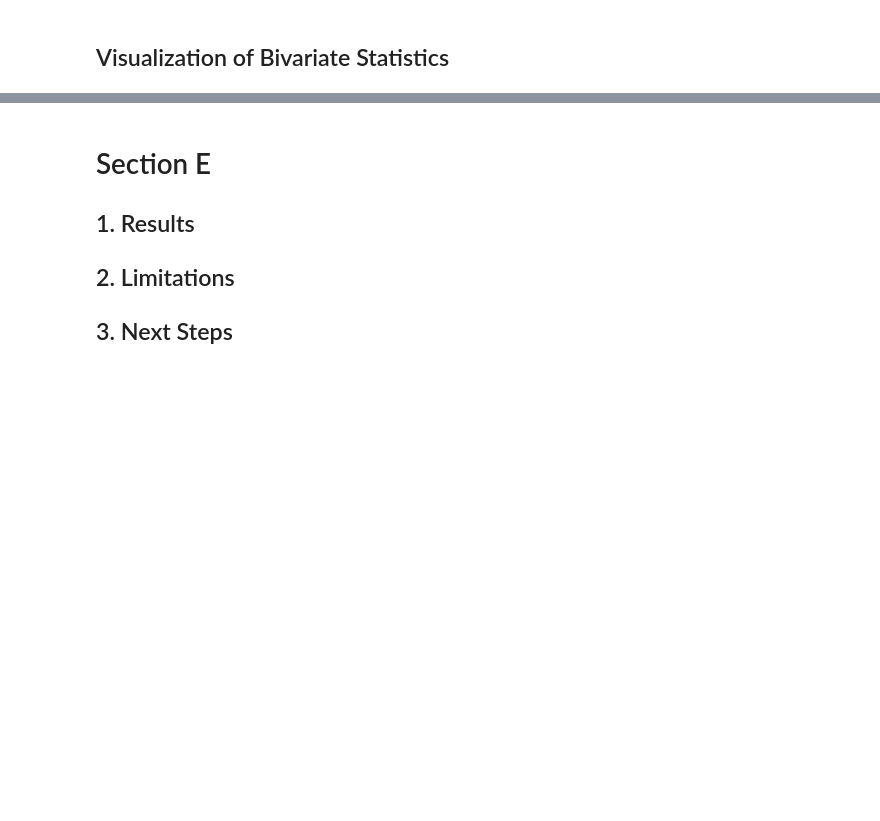
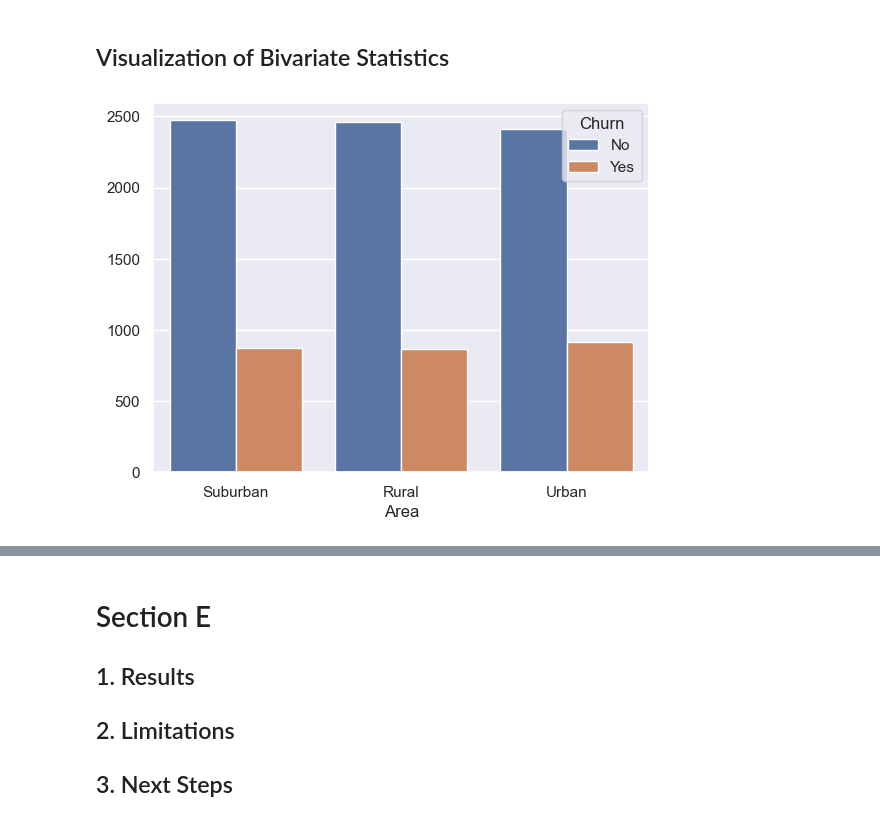
Before and after one commit to sjo1403/churn_EDA, a Jupyter notebook: D207 EDA.ipynb, the cells around one changed output, grey strips where cells are left out. Cells and saved outputs as stored; diff of their text form; code cells hidden in the pictures; blank space fills up the shorter version.

```diff
--- a/D207 EDA.ipynb
+++ b/D207 EDA.ipynb
@@ -98,3 +86,11 @@ plt.show()
 # Section D
 # %% [markdown]
 ## Visualization of Bivariate Statistics
+# %%
+# Draw a barplot of Area and Churn
+# Count number of records by customer Churn, then Area (multilevel index)
+data = df[['Area', 'Churn']].value_counts()
+sns.barplot(x=data.index.get_level_values(0), y=data.values, hue=data.index.get_level_values(1))
+plt.show()
+# %% [output]
+[figure, added]
```
Also changed, not shown: parts of 12 cells of this notebook.
